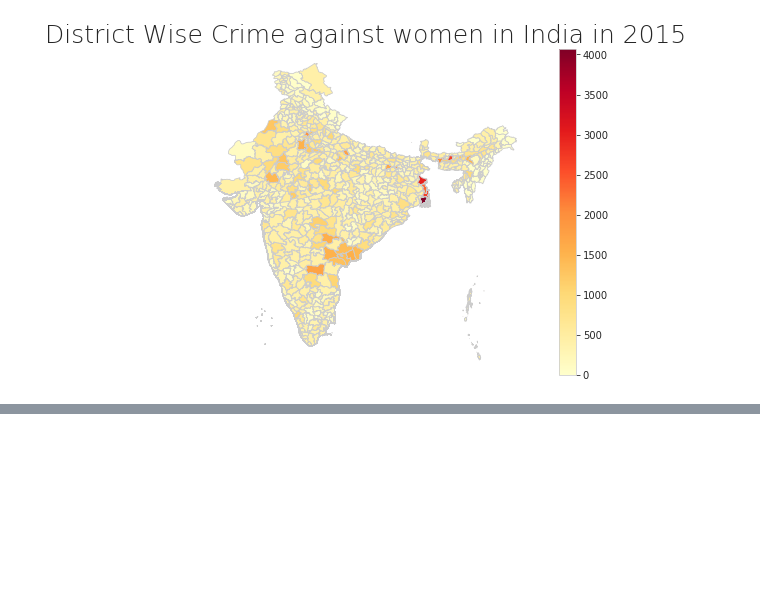
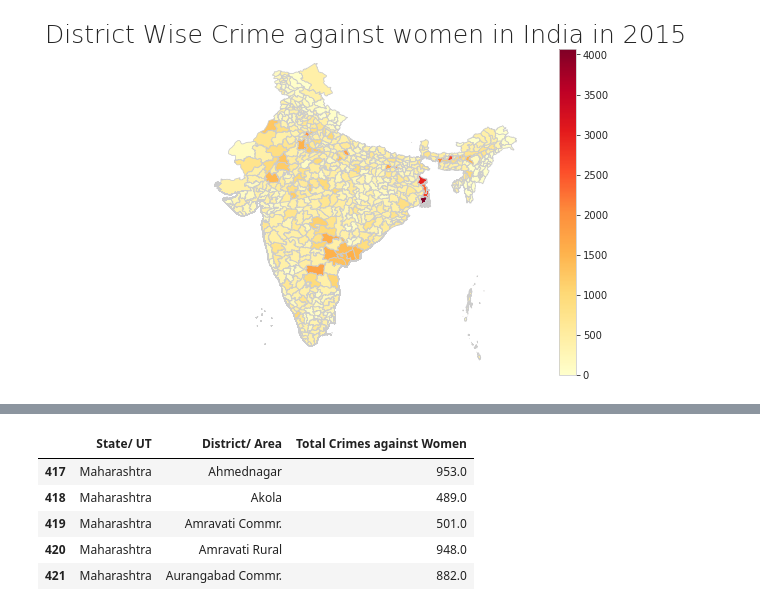
Before and after one commit to yasersakkaf/Visualize-Women-Harrasment-in-India-using-GeoPandas, a Jupyter notebook: Visualization.ipynb, the cells around one changed output, grey strips where cells are left out. Saved outputs shown, nothing was run; the diff lists cells and outputs as text; code cells hidden in the pictures; blank space fills up the shorter version.

```diff
--- a/Visualization.ipynb
+++ b/Visualization.ipynb
@@ -309,0 +323,13 @@ fig.savefig("District_wise.png", dpi=100)
+# %%
+# keeping only the required columns
+
+district_wise = district_wise[['State/ UT', 'District/ Area', 'Total Crimes against Women']]
+district_wise = district_wise[district_wise['State/ UT']=='Maharashtra']
+district_wise.head()
+# %% [output]
+|  | State/ UT | District/ Area | Total Crimes against Women |
+| 417 | Maharashtra | Ahmednagar | 953.0 |
+| 418 | Maharashtra | Akola | 489.0 |
+| 419 | Maharashtra | Amravati Commr. | 501.0 |
+| 420 | Maharashtra | Amravati Rural | 948.0 |
+| 421 | Maharashtra | Aurangabad Commr. | 882.0 |
```
Also changed, not shown: parts of 12 cells of this notebook, 1 other file.
